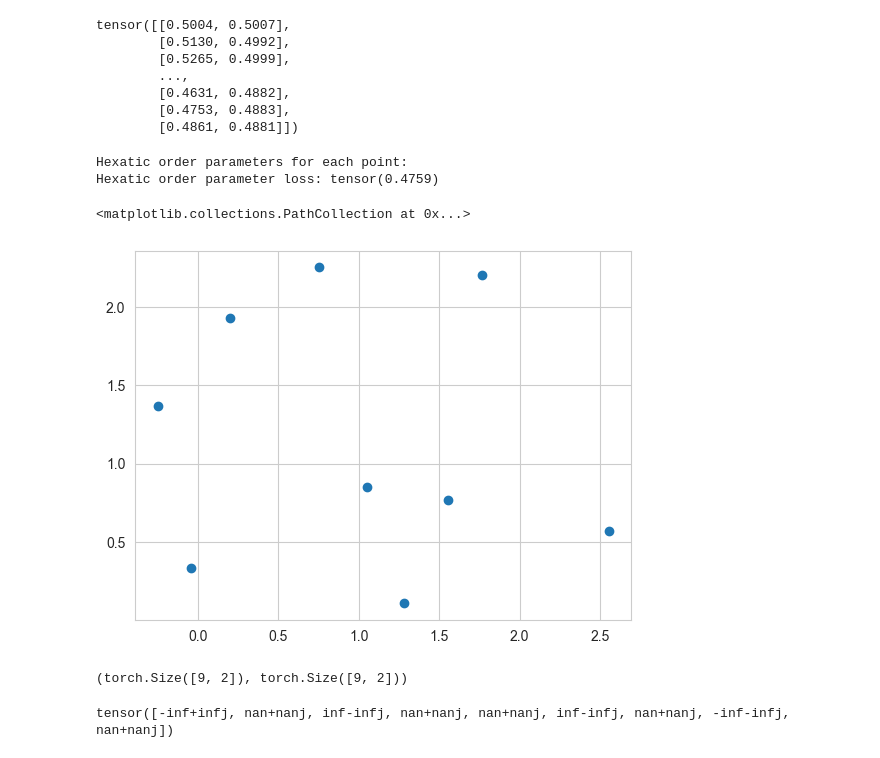
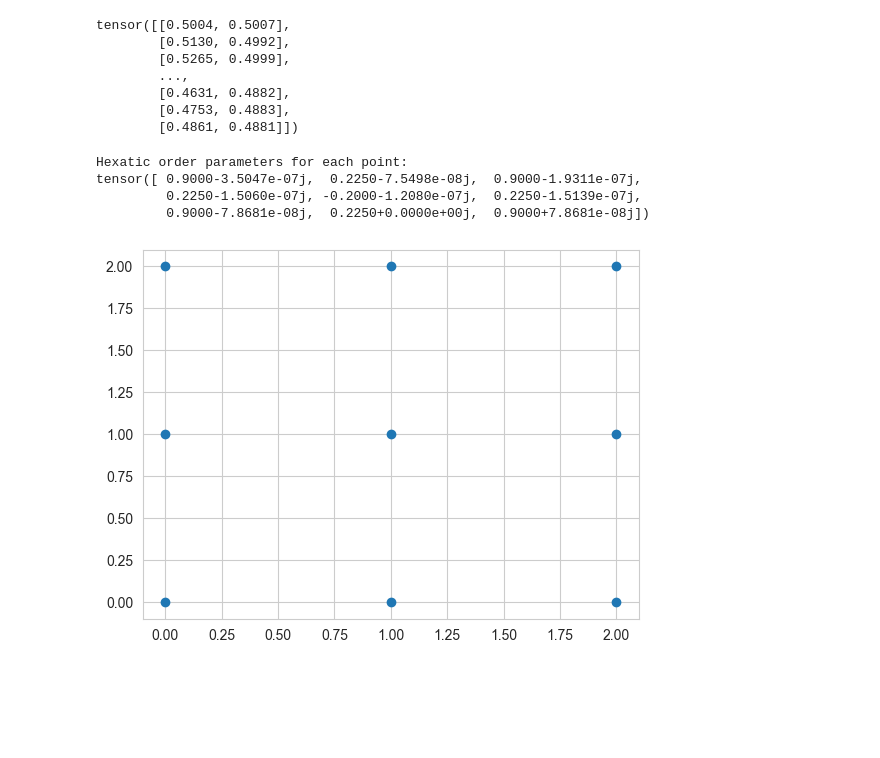
Before and after one commit to Veikko-Saikkonen/hard-spheres, a Jupyter notebook: Notebooks/LossTesting.ipynb, the cells around one changed output. Cells and saved outputs as stored; diff of their text form; code cells hidden in the pictures; blank space fills up the shorter version.

Commit message:
Added hexatic loss (need to fix gradients)

```diff
--- a/Notebooks/LossTesting.ipynb
+++ b/Notebooks/LossTesting.ipynb
@@ -508,59 +512,38 @@ def hexatic_order_parameter(coords, k=4):# 6 for hex lattice, 4 for the square l
     #    psi[i] = (1/Ni) * sum_{j != i} exp(i 6 theta_{ij})
     # psi = e_i6theta.sum(dim=1) / Ni
     psi = (e_i6theta / Ni).sum(dim=1)
 
     return psi
 
-def hexatic_order_parameter_loss(samples):
-
-    xy = samples[:, :2].clone()
-
-    # Compute the hexatic order parameter
-    psi_values = hexatic_order_parameter(xy)
-
-    # Compute the loss as the sum of the imaginary parts
-    loss = torch.mean(torch.sqrt(psi_values * psi_values.conj())).real
-
-    return loss
-
 # Suppose we have 5 points
 coords_example = torch.tensor([
     [0.0, 0.0],
     [1.0, 0.0],
     [0.5, 0.5],
     [1.0, 1.0],
     [2.0, 1.0],
 ], dtype=torch.float)
 
 # Test with a square lattice
 
 coords_square_lattice = torch.tensor(
     [
         [x,y] for x in range(0, 3)
         for y in range(0, 3)
     ]
-, dtype=torch.float) + torch.randn((9,2)) * 0.3
+, dtype=torch.float)# + torch.randn((9,2)) * 0.3
 # psi_values = hexatic_order_parameter(coords_example)
-psi_values = hexatic_order_parameter(coords_square_lattice, k=1)
+psi_values = hexatic_order_parameter(coords_square_lattice, k=4)
 print("Hexatic order parameters for each point:")
 
 torch.cat([coords_square_lattice, psi_values.unsqueeze(-1)], dim=-1)
 
-# Compute the loss
-loss = hexatic_order_parameter_loss(coords_square_lattice)
-print("Hexatic order parameter loss:", loss)
+plt.scatter(coords_square_lattice[:,0], coords_square_lattice[:,1])
 
-plt.scatter(coords_square_lattice[:,0], coords_square_lattice[:,1])
+print(psi_values)
 # %% [output]
 Hexatic order parameters for each point:
-Hexatic order parameter loss: tensor(0.4759)
+tensor([ 0.9000-3.5047e-07j,  0.2250-7.5498e-08j,  0.9000-1.9311e-07j,
+         0.2250-1.5060e-07j, -0.2000-1.2080e-07j,  0.2250-1.5139e-07j,
+         0.9000-7.8681e-08j,  0.2250+0.0000e+00j,  0.9000+7.8681e-08j])
-<matplotlib.collections.PathCollection at 0x...>
-[figure, old version]
+[figure, new version]
-# %%
-coords_square_lattice.shape, torch.randn((9,2)).shape
-# %% [output]
-(torch.Size([9, 2]), torch.Size([9, 2]))
-# %%
-hexatic_order_parameter(coords_square_lattice)
-# %% [output]
-tensor([-inf+infj, nan+nanj, inf-infj, nan+nanj, nan+nanj, inf-infj, nan+nanj, -inf-infj, nan+nanj])
```
Also changed, not shown: parts of 11 cells of this notebook, 2 other files.
